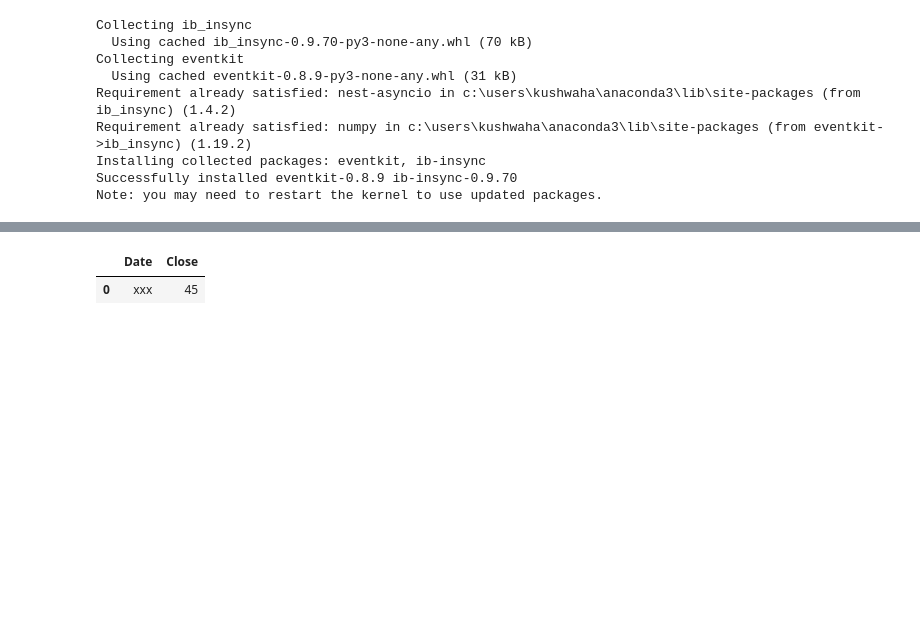
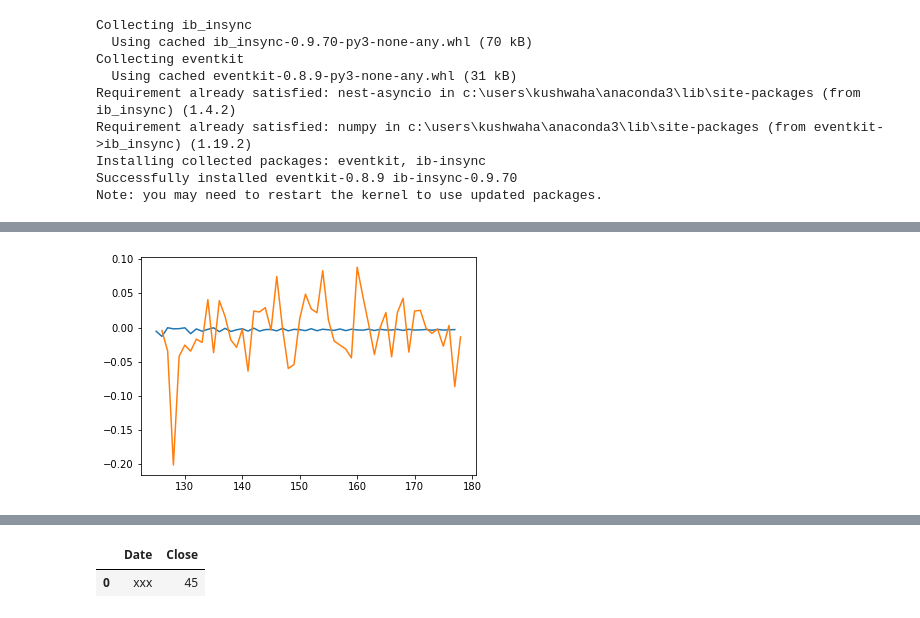
Before and after one commit to SonnyK33/btcalgo, a Jupyter notebook: btc_test.ipynb, the cells around one changed output, grey strips where cells are left out. Drawn from its saved outputs; the diff is of its cells as text; code cells hidden in the pictures; blank space fills up the shorter version.

Commit message:
trying to implement ARIMA and GARCH

```diff
--- a/btc_test.ipynb
+++ b/btc_test.ipynb
@@ -66,0 +68,77 @@ df.head()
+# %%
+"""GARCH model"""
+def ARCH(X):
+    test_pct = 0.7
+    train, test = X[0:int(test_pct*len(X))], X[int(test_pct*len(X)):len(X)-1]
+    test_squared = [i**2 for i in test]
+
+    model = arch_model(train, mean='Zero', vol='ARCH', p=5)
+    model_fit = model.fit()
+    y_hat = model_fit.forecast(horizon=int((1-test_pct)*len(X)))
+#     display(y_hat.variance.values[-1,:])
+    plt.plot(test_squared)
+    plt.plot(y_hat.variance.values[-1,:], color='red')
+    plt.show()
+
+def GARCH(X):
+    test_pct = 0.7
+    train, test = X[0:int(test_pct*len(X))], X[int(test_pct*len(X)):len(X)-1]
+    test_squared = [i**2 for i in test]
+
+    model = arch_model(train, mean='Zero', vol='GARCH', p=5, q=5)
+    model_fit = model.fit()
+    y_hat = model_fit.forecast(horizon=int((1-test_pct)*len(X)))
+    plt.plot(test_squared)
+    plt.plot(y_hat.variance.values[-1,:], color='red')
+    plt.show()
+
+def ARIMA_GARCH(X):
+    pass
+
+
+
+# GARCH(df.returns)
+# X = df.returns
+# test_pct = 0.7
+# train, test = X[0:int(test_pct*len(X))], X[int(test_pct*len(X)):len(X)-1]
+# test_squared = [i**2 for i in test]
+# test_squared
+
+# def ARIMA():
+#     pass
+
+X = df.returns
+test_pct = 0.7
+train, test = X[0:int(test_pct*len(X))], X[int(test_pct*len(X)):len(X)-1]
+# test_squared = [i**2 for i in test]
+# test_squared
+
+
+model = ARIMA(train, order=(5,0,5))
+model_fit = model.fit()
+residuals = model_fit.resid
+
+garch = arch_model(residuals, p=5, q=5)
+garch_fitted = garch.fit()
+
+predicted_mu = model_fit.predict(start=len(train), end=len(train) + len(test) - 1, dynamic=False)
+predicted_garch = garch_fitted.forecast(horizon=int((1-test_pct)*len(X)))
+predicted_et = predicted_garch.mean['h.01'].iloc[-1]
+# display(predicted_garch)
+prediction = predicted_mu + predicted_et
+# display(prediction)
+plt.plot(prediction)
+plt.plot(test)
+plt.show()
+
+# predictions = model_fit.predict(start=len(train), end=len(train) + len(test) - 1, dynamic=False)
+
+# for i in range(len(predictions)):
+#     print('predicted:{}, forecast:{}'.format(predictions.iloc[i], test.iloc[i]))
+# rmse = sqrt(mean_squared_error(test, predictions))
+# print('test rmse: {}'.format(rmse))
+
+# plt.plot(test)
+# plt.plot(predictions, color='red')
+# plt.show
+# %% [output]
@@ -66,0 +179 @@ df.head()
+[figure, added]
```
Also changed, not shown: parts of 8 cells of this notebook.
